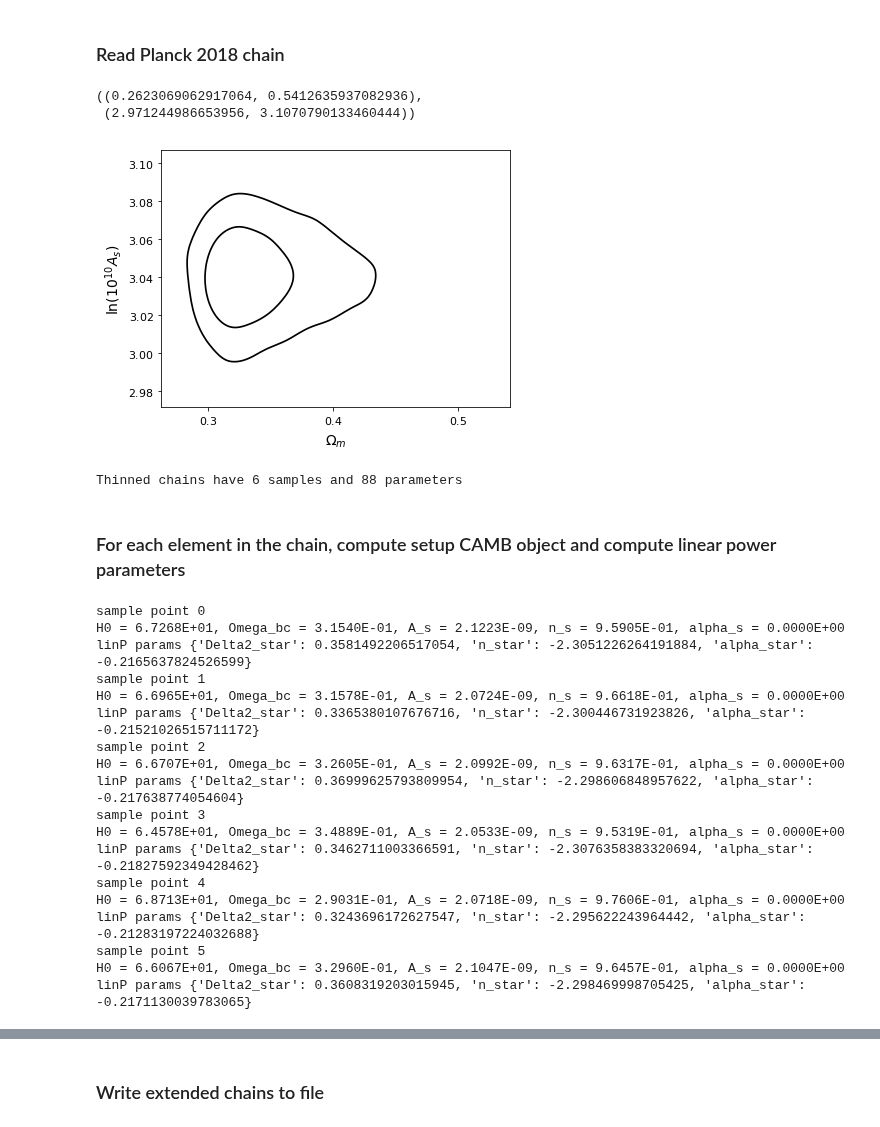
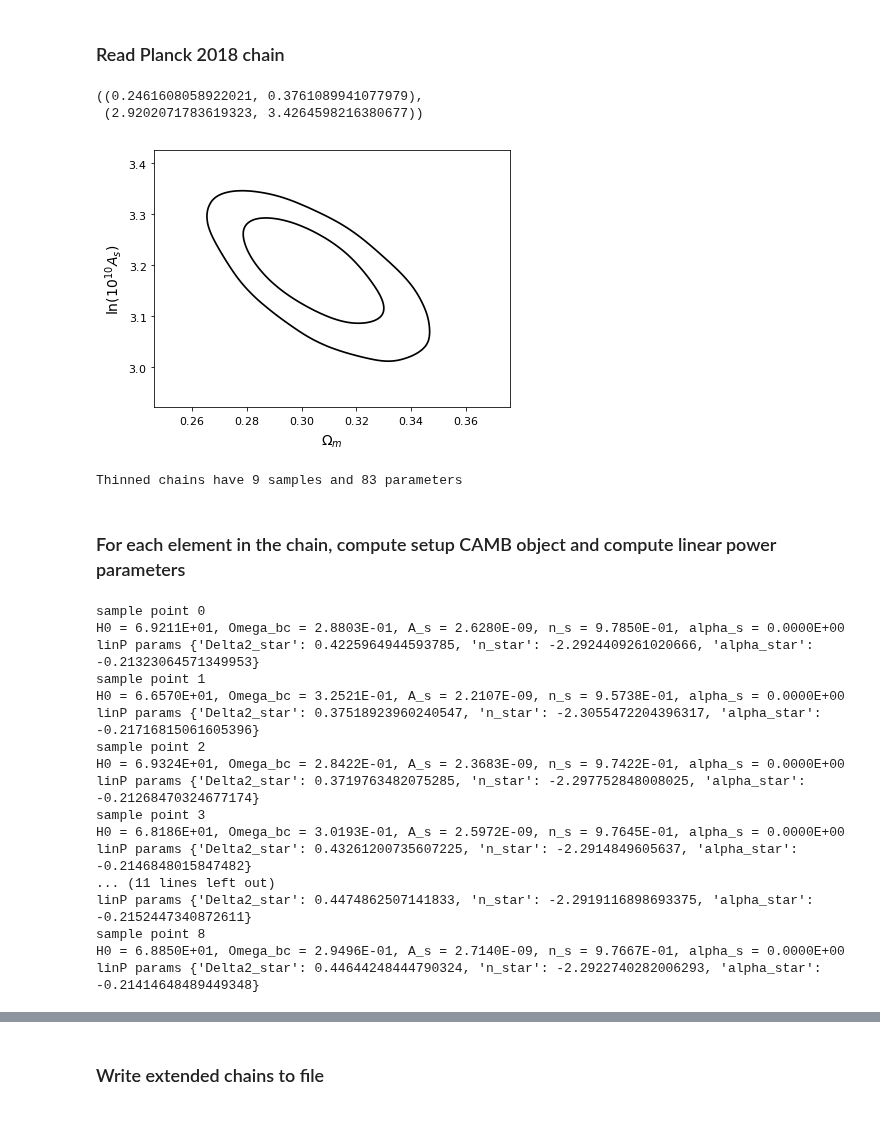
Before and after one commit to igmhub/cup1d, a Jupyter notebook: notebooks/add_linP_chains.ipynb, the cells around one changed output, grey strips where cells are left out. Cells and saved outputs as stored; diff of their text form; code cells hidden in the pictures.

```diff
--- a/notebooks/add_linP_chains.ipynb
+++ b/notebooks/add_linP_chains.ipynb
@@ -16,24 +19,26 @@ from cup1d.planck import add_linP_params
 # %% [markdown]
 ### Read Planck 2018 chain
 # %%
-model='base_mnu'
-data='plikHM_TT_lowl_lowE'
-planck2018=planck_chains.get_planck_2018(model=model,data=data)
+# by default the object below would use the chains provided in cup1d, but we want to access original chains here
+root_dir=os.environ['PLANCK_CHAINS']
+model='base'
+data='plikHM_TT'
+planck2018=planck_chains.get_planck_2018(model=model,data=data,root_dir=root_dir,linP_tag=None)
 g = plots.getSinglePlotter()
 g.plot_2d(planck2018['samples'], ['omegam', 'logA'])
 # %% [output]
-((0.2623069062917064, 0.5412635937082936),
- (2.971244986653956, 3.1070790133460444))
+((0.2461608058922021, 0.3761089941077979),
+ (2.9202071783619323, 3.4264598216380677))
-[figure, old version]
+[figure, new version]
 # %%
 # dramatically reduce sice of chain, for testing
 samples=planck2018['samples'].copy()
-thinning=20000
+thinning=10000
 samples.thin(thinning)
 Nsamp,Npar=samples.samples.shape
 print('Thinned chains have {} samples and {} parameters'.format(Nsamp,Npar))
 # %% [output]
-Thinned chains have 6 samples and 88 parameters
+Thinned chains have 9 samples and 83 parameters
 # %% [markdown]
 ### For each element in the chain, compute setup CAMB object and compute linear power parameters
 # %%
@@ -49,23 +54,22 @@ for i in range(Nsamp):
     if verbose: print('linP params',linP_params[-1])
 # %% [output]
 sample point 0
-H0 = 6.7268E+01, Omega_bc = 3.1540E-01, A_s = 2.1223E-09, n_s = 9.5905E-01, alpha_s = 0.0000E+00
-linP params {'Delta2_star': 0.3581492206517054, 'n_star': -2.3051226264191884, 'alpha_star': -0.2165637824526599}
+H0 = 6.9211E+01, Omega_bc = 2.8803E-01, A_s = 2.6280E-09, n_s = 9.7850E-01, alpha_s = 0.0000E+00
+linP params {'Delta2_star': 0.4225964944593785, 'n_star': -2.2924409261020666, 'alpha_star': -0.21323064571349953}
 sample point 1
-H0 = 6.6965E+01, Omega_bc = 3.1578E-01, A_s = 2.0724E-09, n_s = 9.6618E-01, alpha_s = 0.0000E+00
-linP params {'Delta2_star': 0.3365380107676716, 'n_star': -2.300446731923826, 'alpha_star': -0.21521026515711172}
+H0 = 6.6570E+01, Omega_bc = 3.2521E-01, A_s = 2.2107E-09, n_s = 9.5738E-01, alpha_s = 0.0000E+00
+linP params {'Delta2_star': 0.37518923960240547, 'n_star': -2.3055472204396317, 'alpha_star': -0.21716815061605396}
 sample point 2
-H0 = 6.6707E+01, Omega_bc = 3.2605E-01, A_s = 2.0992E-09, n_s = 9.6317E-01, alpha_s = 0.0000E+00
-linP params {'Delta2_star': 0.36999625793809954, 'n_star': -2.298606848957622, 'alpha_star': -0.217638774054604}
+H0 = 6.9324E+01, Omega_bc = 2.8422E-01, A_s = 2.3683E-09, n_s = 9.7422E-01, alpha_s = 0.0000E+00
+linP params {'Delta2_star': 0.3719763482075285, 'n_star': -2.297752848008025, 'alpha_star': -0.21268470324677174}
 sample point 3
-H0 = 6.4578E+01, Omega_bc = 3.4889E-01, A_s = 2.0533E-09, n_s = 9.5319E-01, alpha_s = 0.0000E+00
-linP params {'Delta2_star': 0.3462711003366591, 'n_star': -2.3076358383320694, 'alpha_star': -0.21827592349428462}
-sample point 4
-H0 = 6.8713E+01, Omega_bc = 2.9031E-01, A_s = 2.0718E-09, n_s = 9.7606E-01, alpha_s = 0.0000E+00
-linP params {'Delta2_star': 0.3243696172627547, 'n_star': -2.295622243964442, 'alpha_star': -0.21283197224032688}
-sample point 5
-H0 = 6.6067E+01, Omega_bc = 3.2960E-01, A_s = 2.1047E-09, n_s = 9.6457E-01, alpha_s = 0.0000E+00
-linP params {'Delta2_star': 0.3608319203015945, 'n_star': -2.298469998705425, 'alpha_star': -0.2171130039783065}
+H0 = 6.8186E+01, Omega_bc = 3.0193E-01, A_s = 2.5972E-09, n_s = 9.7645E-01, alpha_s = 0.0000E+00
+linP params {'Delta2_star': 0.43261200735607225, 'n_star': -2.2914849605637, 'alpha_star': -0.2146848015847482}
+... (11 lines left out)
+linP params {'Delta2_star': 0.4474862507141833, 'n_star': -2.2919116898693375, 'alpha_star': -0.2152447340872611}
+sample point 8
+H0 = 6.8850E+01, Omega_bc = 2.9496E-01, A_s = 2.7140E-09, n_s = 9.7667E-01, alpha_s = 0.0000E+00
+linP params {'Delta2_star': 0.44644248444790324, 'n_star': -2.2922740282006293, 'alpha_star': -0.21414648489449348}
 # %%
 # setup numpy arrays with linP parameters
 linP_DL2_star=np.array([linP_params[i]['Delta2_star'] for i in range(Nsamp)])
```
Also changed, not shown: parts of 4 cells of this notebook, 6 other files.
